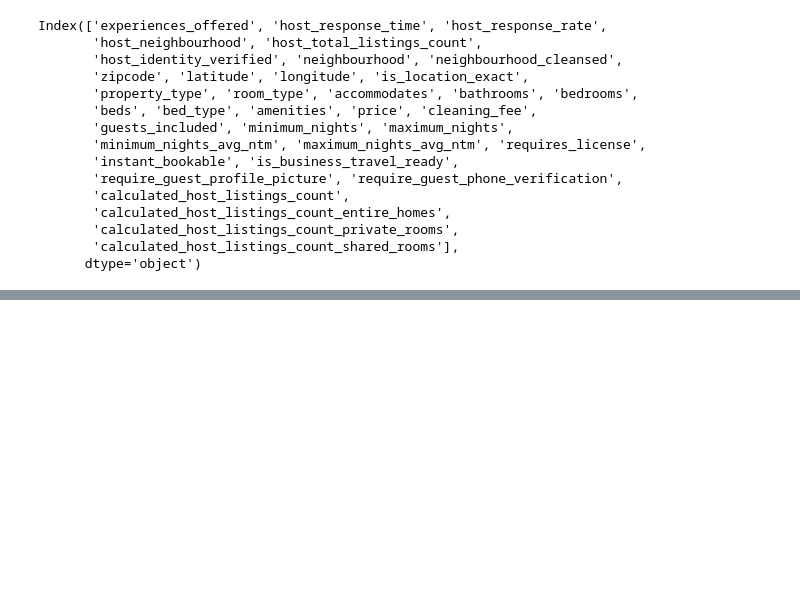
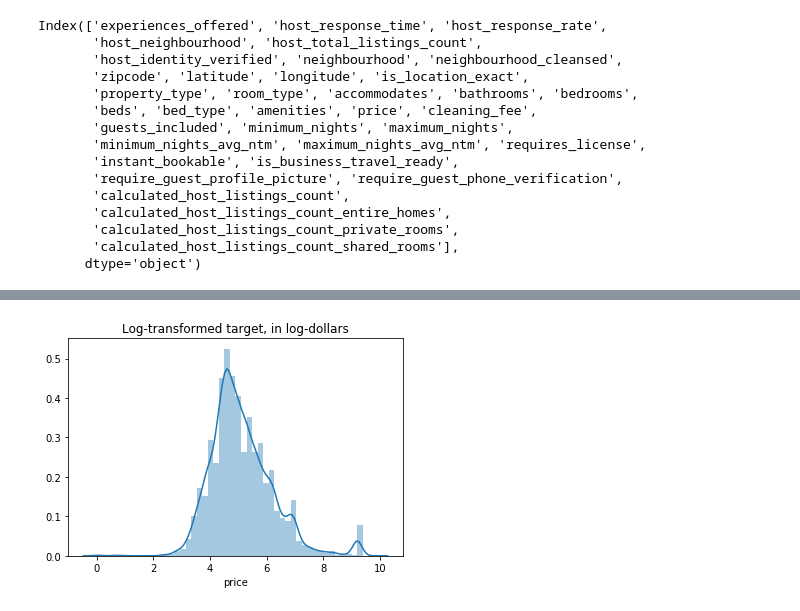
Before and after one commit to bjornlestrud/DS-Unit-2-Applied-Modeling, a Jupyter notebook: Bjorn_LS_DS_232_assignment.ipynb, the cells around one changed output, grey strips where cells are left out. Saved outputs shown, nothing was run; the diff lists cells and outputs as text; code cells hidden in the pictures; blank space fills up the shorter version.

```diff
--- a/Bjorn_LS_DS_232_assignment.ipynb
+++ b/Bjorn_LS_DS_232_assignment.ipynb
@@ -117,0 +188,7 @@ df.shape
+# %%
+import matplotlib.pyplot as plt
+y_log = np.log1p(y)
+sns.distplot(y_log)
+plt.title('Log-transformed target, in log-dollars');
+# %% [output]
+[figure, added]
```
Also changed, not shown: parts of 37 cells of this notebook.
